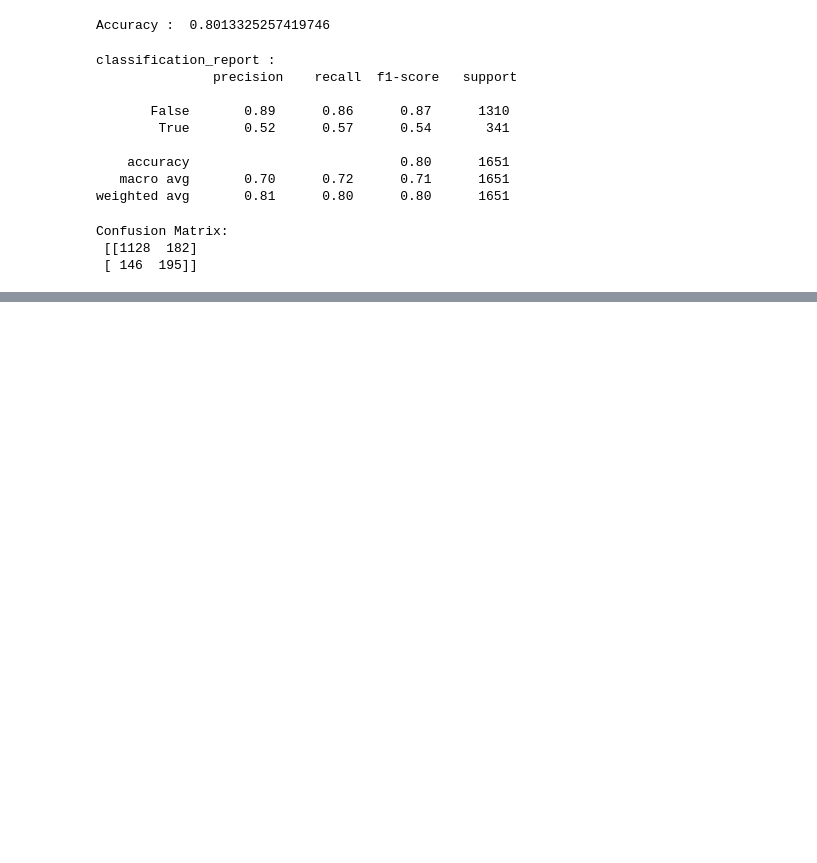
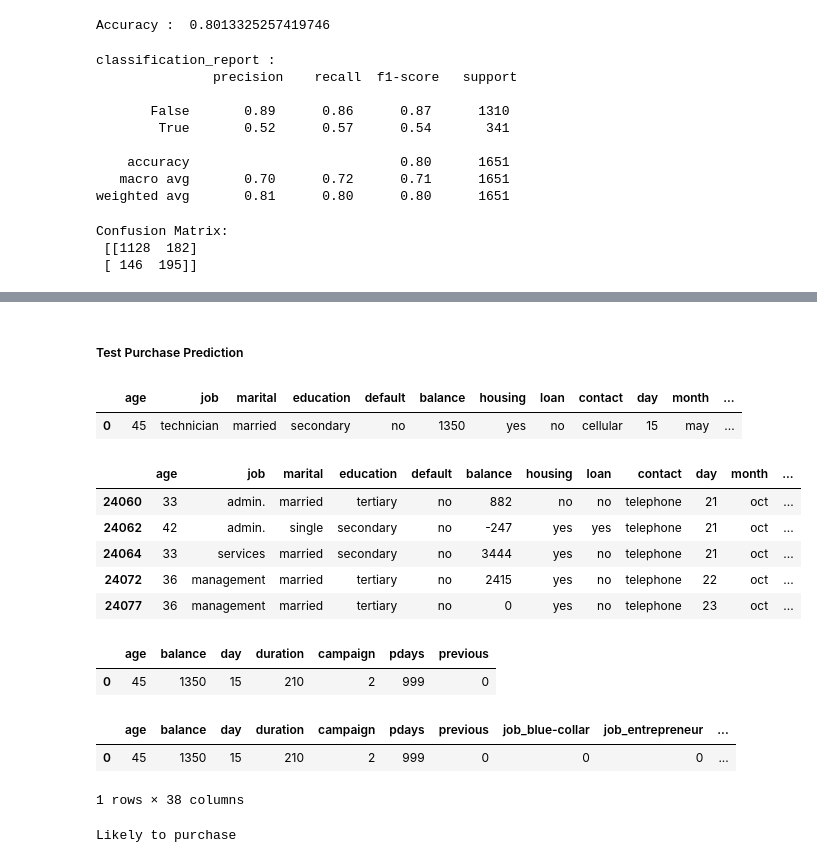
Before and after one commit to Swap-20/PRODIGY_DS_03, a Jupyter notebook: analysis.ipynb, the cells around one changed output, grey strips where cells are left out. Cells and saved outputs as stored; diff of their text form; code cells hidden in the pictures; blank space fills up the shorter version.

Commit message:
Created Sample Test Data

```diff
--- a/analysis.ipynb
+++ b/analysis.ipynb
@@ -221,0 +232,44 @@ Confusion Matrix:
+# %% [markdown]
+##### Test Purchase Prediction
+# %%
+sample = {
+    'age': 45,
+    'job': 'technician',
+    'marital': 'married',
+    'education': 'secondary',
+    'default': 'no',
+    'balance': 1350,
+    'housing': 'yes',
+    'loan': 'no',
+    'contact': 'cellular',
+    'day': 15,
+    'month': 'may',
+    'duration': 210,
+    'campaign': 2,
+    'pdays': 999,
+    'previous': 0,
+    'poutcome': 'nonexistent',
+}
+
+new_data = pd.DataFrame(sample, index=[0])
+new_data
+# %% [output]
+|  | age | job | marital | education | default | balance | housing | loan | contact | day | month | ... |
+| 0 | 45 | technician | married | secondary | no | 1350 | yes | no | cellular | 15 | may | ... |
+# %%
+combined = pd.concat([df.drop('y',axis=1),new_data],axis=0)
+combined.head()
+# %% [output]
+|  | age | job | marital | education | default | balance | housing | loan | contact | day | month | ... |
+| 24060 | 33 | admin. | married | tertiary | no | 882 | no | no | telephone | 21 | oct | ... |
+| 24062 | 42 | admin. | single | secondary | no | -247 | yes | yes | telephone | 21 | oct | ... |
+| 24064 | 33 | services | married | secondary | no | 3444 | yes | no | telephone | 21 | oct | ... |
+| 24072 | 36 | management | married | tertiary | no | 2415 | yes | no | telephone | 22 | oct | ... |
+| 24077 | 36 | management | married | tertiary | no | 0 | yes | no | telephone | 23 | oct | ... |
+# %%
+# One-hot encode the new_data only
+new_data_encoded = pd.get_dummies(new_data, drop_first=True)
+new_data_encoded
+# %% [output]
+|  | age | balance | day | duration | campaign | pdays | previous |
+| 0 | 45 | 1350 | 15 | 210 | 2 | 999 | 0 |
@@ -221,0 +281,8 @@ Confusion Matrix:
+# %%
+# Drop any columns in new_data_encoded that were not in X.columns
+new_data_encoded = new_data_encoded[X.columns]
+new_data_encoded
+# %% [output]
+|  | age | balance | day | duration | campaign | pdays | previous | job_blue-collar | job_entrepreneur | ... |
+| 0 | 45 | 1350 | 15 | 210 | 2 | 999 | 0 | 0 | 0 | ... |
+1 rows × 38 columns
@@ -221,0 +292,4 @@ Confusion Matrix:
+# %%
+print("Likely to purchase" if prediction[0] == 1 else "Not likely to purchase")
+# %% [output]
+Likely to purchase
```
Also changed, not shown: parts of 5 cells of this notebook.
